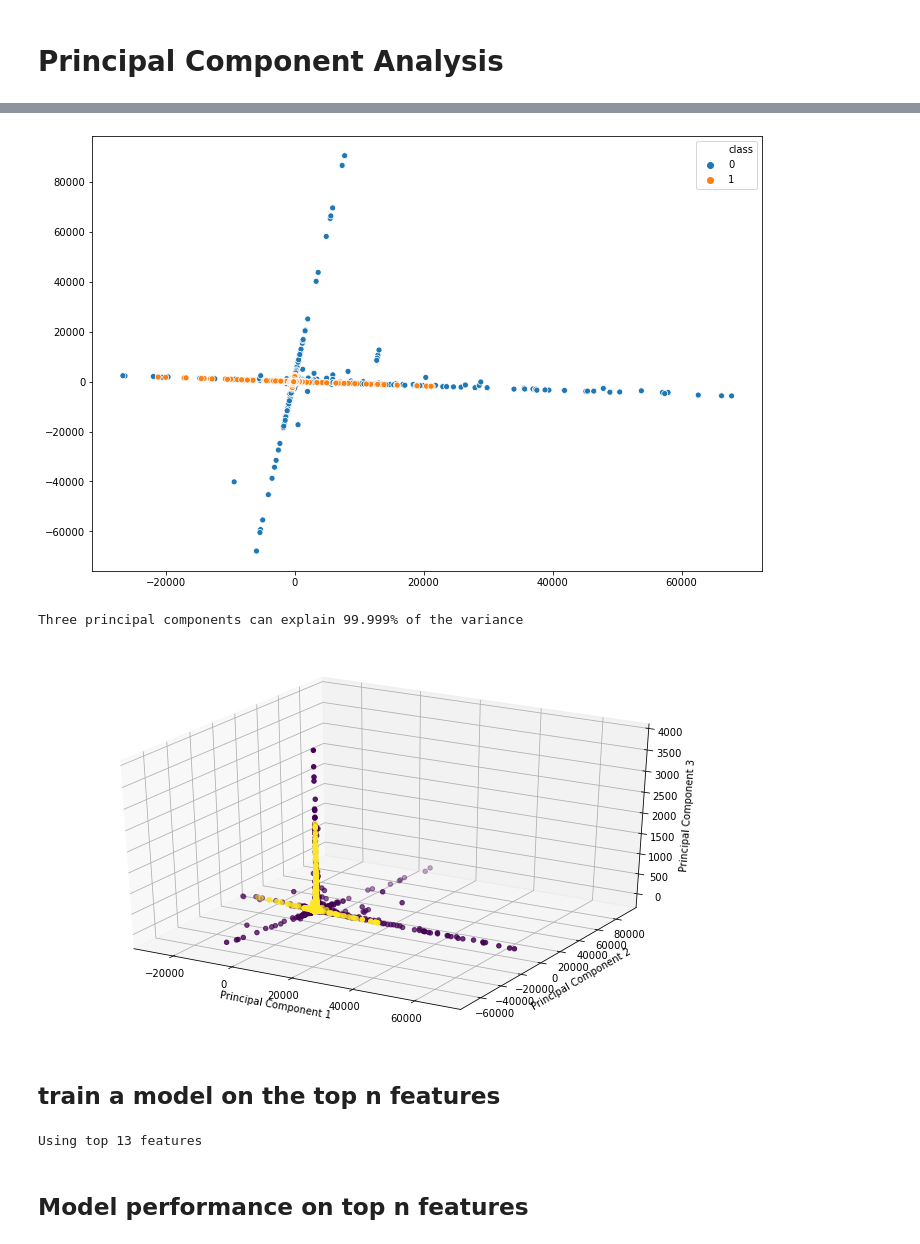
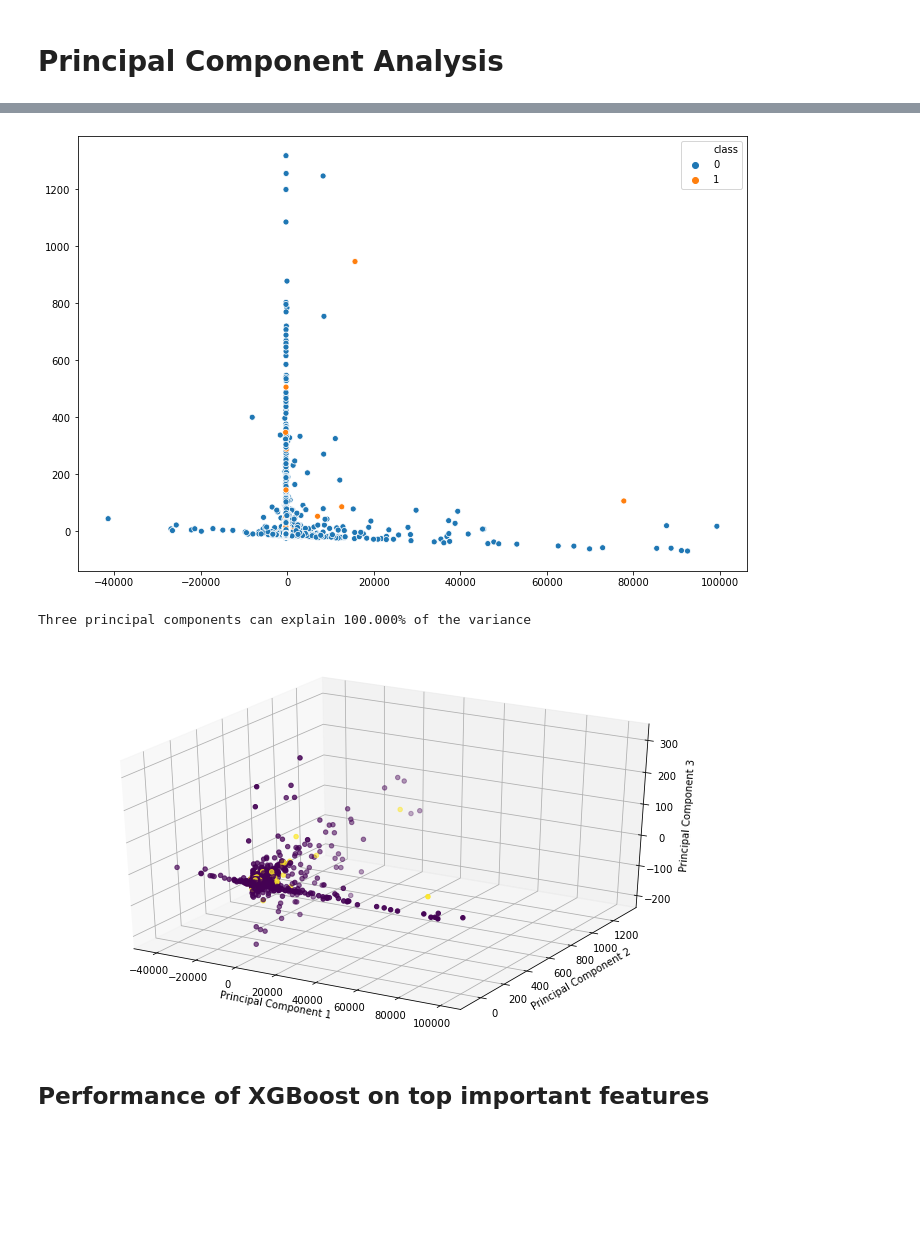
Before and after one commit to devarajphukan/bankruptcy_classification, a Jupyter notebook: bankruptcy_classification.ipynb, the cells around one changed output, grey strips where cells are left out. Saved outputs shown, nothing was run; the diff lists cells and outputs as text; code cells hidden in the pictures; blank space fills up the shorter version.

```diff
--- a/bankruptcy_classification.ipynb
+++ b/bankruptcy_classification.ipynb
@@ -230,7 +225,8 @@ plt.show()
 # Feature Importance
 # %%
 plt.subplots(figsize = (10,5))
-feature_importances = pd.Series(selected_model.feature_importances_, index=X_train.columns)
+feature_importances_pipeline = pipeline.steps[2][1].steps[2][1].best_estimator_.feature_importances_
+feature_importances = pd.Series(feature_importances_pipeline, index=X_train.columns)
 feature_importances.sort_values(ascending=False,inplace=True)
 feature_importances.nlargest(50).plot(kind='bar')
 # %% [output]
@@ -276,7 +272,7 @@ for i in top_n_features.keys():
 # %% [markdown]
 # Correlation in top features
 # %%
-corr = X_over_sampled[feature_importances.nlargest(15).index].sample(1000).corr()
+corr = X_train[feature_importances.nlargest(15).index].sample(1000).corr()
 fig, ax = plt.subplots(figsize=(15,10))
 sns.heatmap(corr, xticklabels=corr.columns, vmax = 1, vmin = -1,
             yticklabels=corr.columns, annot=True, cmap='Blues', fmt='.2f')
@@ -287,7 +283,7 @@ sns.heatmap(corr, xticklabels=corr.columns, vmax = 1, vmin = -1,
 ## Remove correlated columns
 # %%
 upper_tri = corr.abs().where(np.triu(np.ones(corr.shape),k=1).astype(np.bool))
-correlated_cols = [column for column in upper_tri.columns if any(upper_tri[column] > 0.8)]
+correlated_cols = [column for column in upper_tri.columns if any(upper_tri[column] > 0.65)]
 print(f"removing correlated columns : {correlated_cols}")
 
 important_columns = list(set(feature_importances.nlargest(n_top_features).index) - set(correlated_cols))
@@ -305,38 +306,30 @@ Two principal components can explain 99.662% of the variance
 # %%
 Wx, Wy = list(zip(*pca_result))
 fig, ax = plt.subplots(figsize=(12,8))
-sns.scatterplot(Wx, Wy, hue=y_over_sampled, legend='full');
+sns.scatterplot(Wx, Wy, hue=y_train, legend='full');
 # %% [output]
-[figure, old version]
+[figure, new version]
 # %%
 pca = PCA(n_components=3)
-pca_result = pca.fit_transform(X_over_sampled[important_columns])
+pca_result = pca.fit_transform(X_train[important_columns])
 
 print(f"Three principal components can explain {pca.explained_variance_ratio_.sum() * 100:.3f}% of the variance")
 # %% [output]
-Three principal components can explain 99.999% of the variance
+Three principal components can explain 100.000% of the variance
 # %%
 ax = plt.figure(figsize=(12,7)).gca(projection='3d')
 ax.scatter(
     xs=pca_result[:,0],
     ys=pca_result[:,1],
     zs=pca_result[:,2],
-    c=y_over_sampled
+    c=y_train
 )
 ax.set_xlabel('Principal Component 1')
 ax.set_ylabel('Principal Component 2')
 ax.set_zlabel('Principal Component 3')
 plt.show()
 # %% [output]
-[figure, old version]
+[figure, new version]
 # %% [markdown]
-## train a model on the top n features
+## Performance of XGBoost on top important features
-# %%
-pipeline.fit(X_train[important_columns], y_train)
-top_n_model_predicitions = pipeline.predict(X_holdout_test[important_columns])
-print(f"Using top {len(important_columns)} features")
-# %% [output]
-Using top 13 features
-# %% [markdown]
-## Model performance on top n features
 # %%
```
Also changed, not shown: parts of 41 cells of this notebook.
